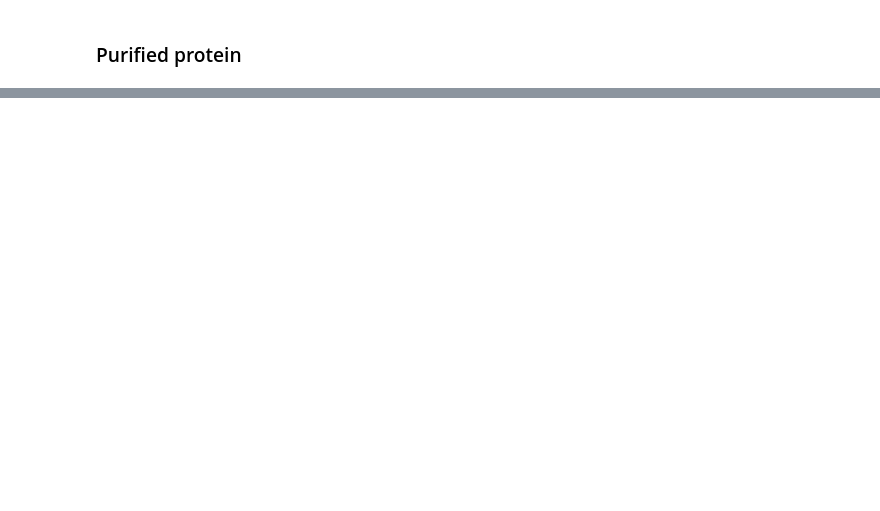
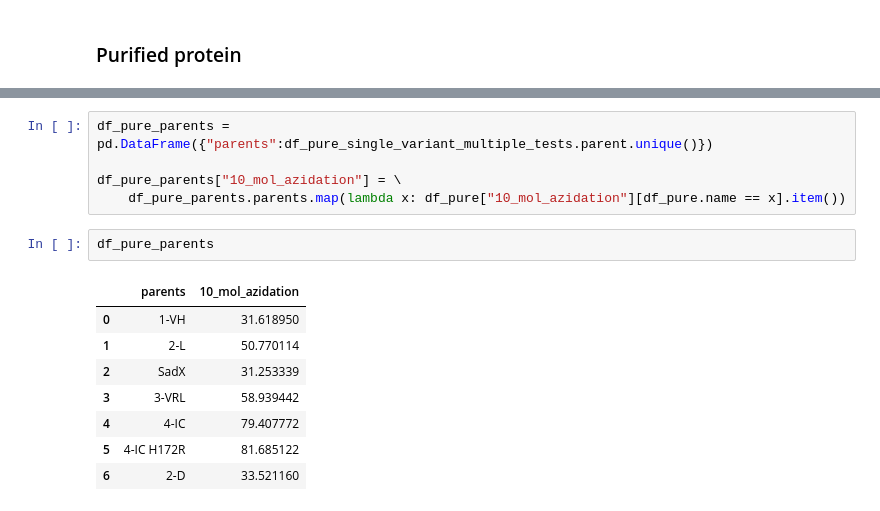
Before and after one commit to RomeroLab/sadx-latent-function, a Jupyter notebook: projects/Biochemical_Ordinal/scripts/nb_plot_regression_predictions.ipynb, the cells around one changed output, grey strips where cells are left out. Cells and saved outputs as stored; diff of their text form; blank space fills up the shorter version.

```diff
--- a/projects/Biochemical_Ordinal/scripts/nb_plot_regression_predictions.ipynb
+++ b/projects/Biochemical_Ordinal/scripts/nb_plot_regression_predictions.ipynb
@@ -113,4 +114,20 @@ df_pure_single_variant_multiple_tests
 | 36 | 2-D A73V | 2-D | A73V | MQHTYPAQLMRFGTAARAEHMTIAAAIHALDAD... | NaN | NaN | ... |
 | 43 | SadX A73V | SadX | A73V | MQHTYPAQLMRFGTAARAEHMTIAAAIHALDAD... | NaN | NaN | ... |
 | 52 | SadX F152L | SadX | F152L | MQHTYPAQLMRFGTAARAEHMTIAAAIHALDAD... | NaN | NaN | ... |
+# %%
+df_pure_parents = pd.DataFrame({"parents":df_pure_single_variant_multiple_tests.parent.unique()})
+
+df_pure_parents["10_mol_azidation"] = \
+    df_pure_parents.parents.map(lambda x: df_pure["10_mol_azidation"][df_pure.name == x].item())
+# %%
+df_pure_parents
+# %% [output]
+|  | parents | 10_mol_azidation |
+| 0 | 1-VH | 31.618950 |
+| 1 | 2-L | 50.770114 |
+| 2 | SadX | 31.253339 |
+| 3 | 3-VRL | 58.939442 |
+| 4 | 4-IC | 79.407772 |
+| 5 | 4-IC H172R | 81.685122 |
+| 6 | 2-D | 33.521160 |
 # %%
```
Also changed, not shown: parts of 4 cells of this notebook.
